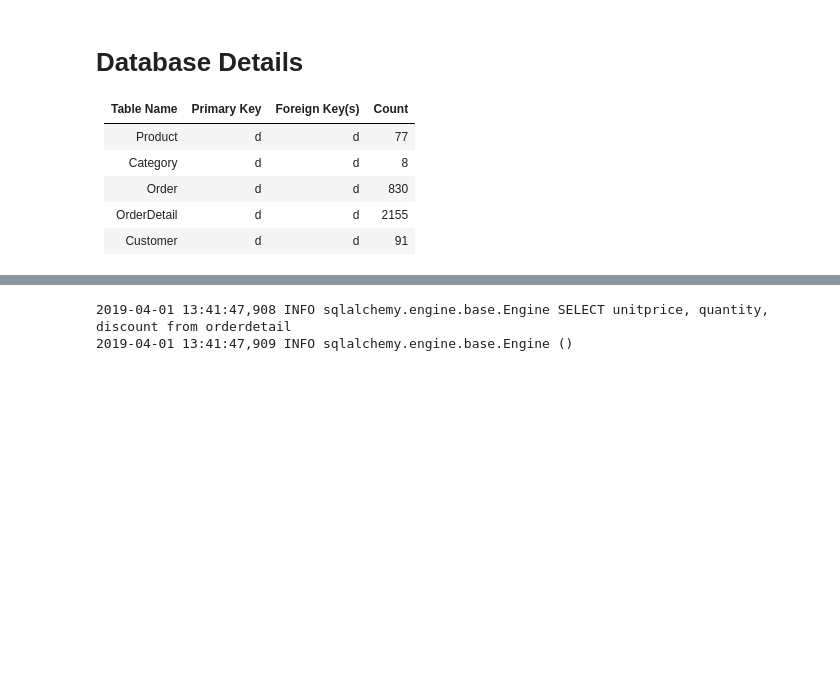
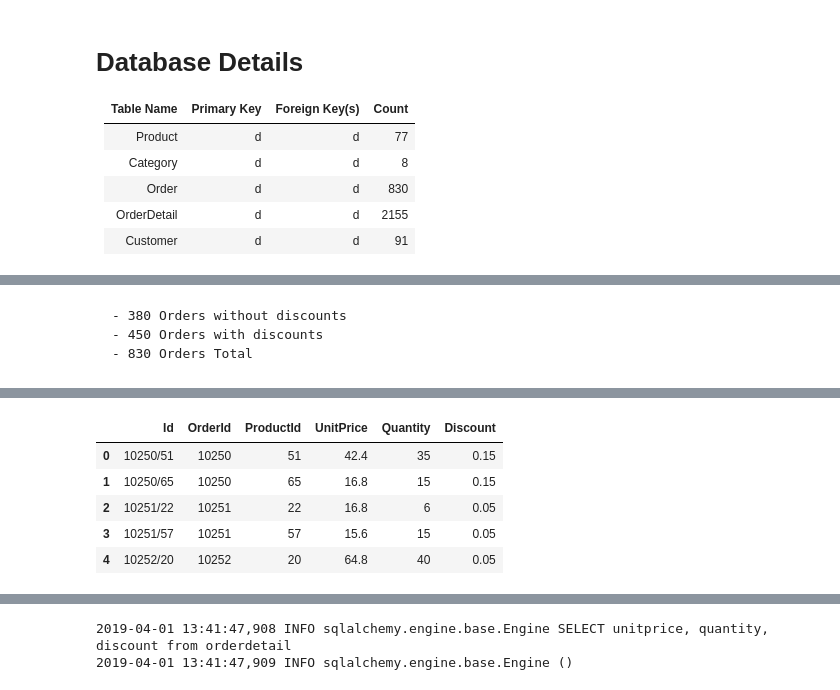
Before and after one commit to whitcrrd/dsc-2-final-project-online-ds-ft-021119, a Jupyter notebook: project-outline.ipynb, the cells around one changed output, grey strips where cells are left out. Saved outputs shown, nothing was run; the diff lists cells and outputs as text; code cells hidden in the pictures; blank space fills up the shorter version.

```diff
--- a/project-outline.ipynb
+++ b/project-outline.ipynb
@@ -64,0 +158,9 @@ print(inspector.get_table_names()) # print table names
+# %% [markdown]
+    - 380 Orders without discounts
+    - 450 Orders with discounts
+    - 830 Orders Total
+# %%
+q = session.query(OrderDetail).filter(OrderDetail.Discount > 0)
+df = pd.read_sql(q.statement, engine)
+df.head()
+# %% [output]
@@ -64,0 +171,6 @@ print(inspector.get_table_names()) # print table names
+|  | Id | OrderId | ProductId | UnitPrice | Quantity | Discount |
+| 0 | 10250/51 | 10250 | 51 | 42.4 | 35 | 0.15 |
+| 1 | 10250/65 | 10250 | 65 | 16.8 | 15 | 0.15 |
+| 2 | 10251/22 | 10251 | 22 | 16.8 | 6 | 0.05 |
+| 3 | 10251/57 | 10251 | 57 | 15.6 | 15 | 0.05 |
+| 4 | 10252/20 | 10252 | 20 | 64.8 | 40 | 0.05 |
```
Also changed, not shown: parts of 25 cells of this notebook.
